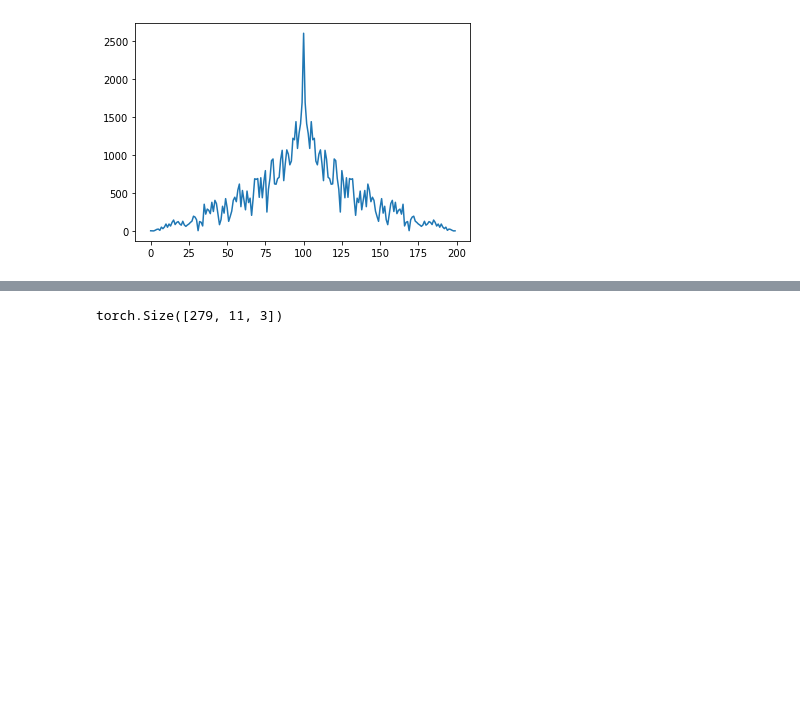
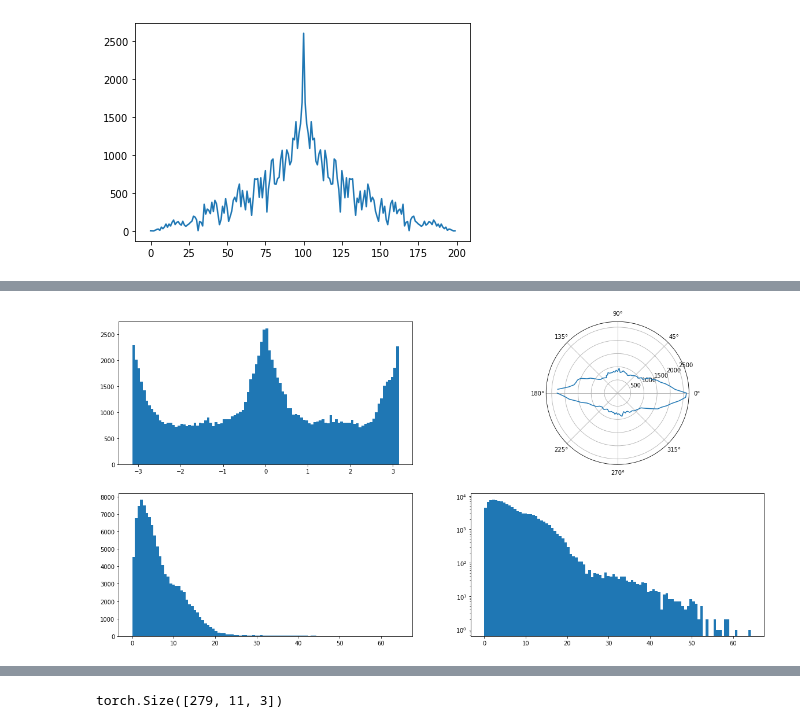
Before and after one commit to akarshkumar0101/basketball-rl, a Jupyter notebook: modeling/modeling.ipynb, the cells around one changed output, grey strips where cells are left out. Saved outputs shown, nothing was run; the diff lists cells and outputs as text; code cells hidden in the pictures; blank space fills up the shorter version.

Commit message:
about to change to r and theta and rebalance classes

```diff
--- a/modeling/modeling.ipynb
+++ b/modeling/modeling.ipynb
@@ -31,0 +45,4 @@ mbd = torch.load('data_processed/mbd')
+# %%
+vx, vy = v[..., 0], v[..., 1]
+theta = torch.atan2(vy, vx)
+r = v[..., [0, 1]].norm(dim=-1)
@@ -31,0 +57,15 @@ mbd = torch.load('data_processed/mbd')
+# %%
+plt.figure(figsize=(20, 10))
+plt.subplot(221)
+plt.hist(theta.flatten().numpy(), bins=100)
+a, b = np.histogram(theta.flatten().numpy(), bins=100)
+plt.subplot(222, projection='polar')
+plt.plot(b[:100], a)
+plt.subplot(223)
+plt.hist(r.flatten().numpy(), bins=100)
+plt.subplot(224)
+plt.hist(r.flatten().numpy(), bins=100)
+plt.yscale('log')
+plt.show()
+# %% [output]
+[figure, added]
```
Also changed, not shown: parts of 10 cells of this notebook, 1 other file.
